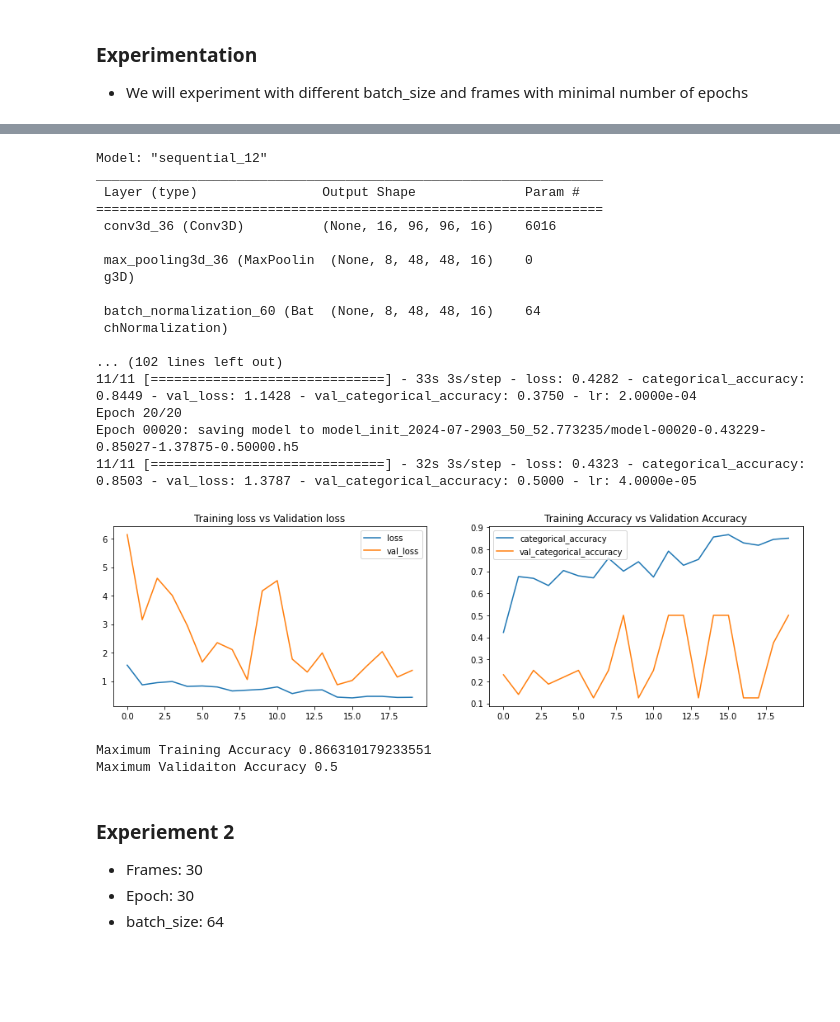
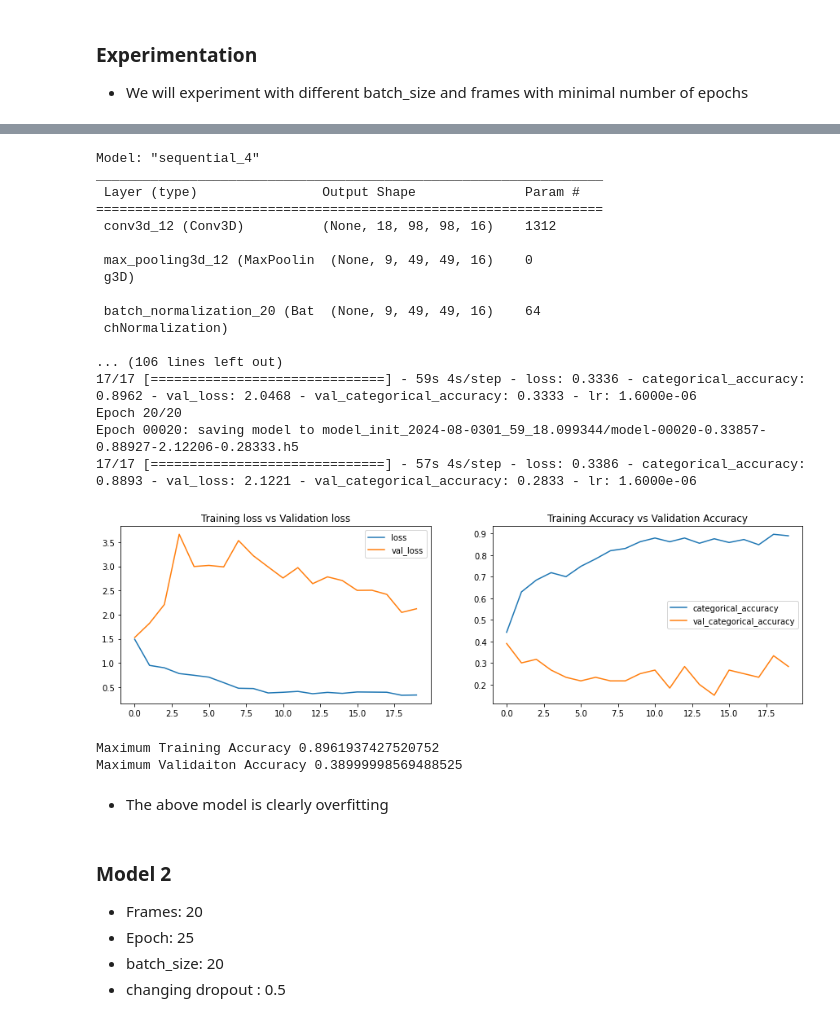
Before and after one commit to SanjayaKumarSahoo/gesture-recognition-case-study, a Jupyter notebook: Neural_Nets_Project_Starter_Code.ipynb, the cells around one changed output, grey strips where cells are left out. Cells and saved outputs as stored; diff of their text form; code cells hidden in the pictures; blank space fills up the shorter version.

```diff
--- a/Neural_Nets_Project_Starter_Code.ipynb
+++ b/Neural_Nets_Project_Starter_Code.ipynb
@@ -123,7 +123,7 @@ num_train_sequences = len(train_doc)
 print('# training sequences =', num_train_sequences)
 num_val_sequences = len(val_doc)
 print('# validation sequences =', num_val_sequences)
-num_epochs = 10 # choose the number of epochs
+num_epochs = 1 # choose the number of epochs
 print ('# epochs =', num_epochs)
 # %% [output]
 # training sequences = 663
@@ -135,6 +135,6 @@ def getImgageTensor(n_frames):
     return [img_idx, 100, 100, 3]
 
 # define image tensor size
-img_tensor = getImgageTensor(20)
+img_tensor = getImgageTensor(30)
 print ('# img_tensor =', img_tensor)
 # %% [output]
@@ -174,22 +174,22 @@ from keras.callbacks import ModelCheckpoint, ReduceLROnPlateau
 from keras import optimizers
 
 
-#write your model here
+#write the model here
 
-# creating the model definition as a python function, which can be reused in later state
+# creating the base model definition as a python function, which can be reused in later state
 def createModel(img_tensor):
     input_shape = (len(img_tensor[0]), img_tensor[1], img_tensor[2], img_tensor[3])
     return Sequential([
-        Conv3D(16, kernel_size=(5,5,5), activation='relu', input_shape=input_shape),
+        Conv3D(16, kernel_size=(3,3,3), activation='relu', input_shape=input_shape),
         MaxPooling3D(pool_size=(2,2,2), padding='same'),
         BatchNormalization(),
 
         Conv3D(32, kernel_size=(3,3,3), activation='relu'),
-        MaxPooling3D(pool_size=(1,2,2), padding='same'),
+        MaxPooling3D(pool_size=(2,2,2), padding='same'),
         BatchNormalization(),
 
         Conv3D(64, kernel_size=(3,3,3), activation='relu'),
-        MaxPooling3D(pool_size=(1,2,2), padding='same'),
+        MaxPooling3D(pool_size=(2,2,2), padding='same'),
         BatchNormalization(),
 
         Flatten(),
@@ -441,31 +407,34 @@ The analysis of the data reveals that the training time is not influenced by the
 # %%
-history = runModel(batch_size=64, n_frames=20, num_epochs=20)
+model1_history = runModel(batch_size=40, n_frames=20, num_epochs=20)
 # %% [output]
-Model: "sequential_12"
+Model: "sequential_4"
 _________________________________________________________________
  Layer (type)                Output Shape              Param #
 =================================================================
- conv3d_36 (Conv3D)          (None, 16, 96, 96, 16)    6016
+ conv3d_12 (Conv3D)          (None, 18, 98, 98, 16)    1312
 
- max_pooling3d_36 (MaxPoolin  (None, 8, 48, 48, 16)    0
+ max_pooling3d_12 (MaxPoolin  (None, 9, 49, 49, 16)    0
  g3D)
 
- batch_normalization_60 (Bat  (None, 8, 48, 48, 16)    64
+ batch_normalization_20 (Bat  (None, 9, 49, 49, 16)    64
  chNormalization)
 
-... (102 lines left out)
-11/11 [==============================] - 33s 3s/step - loss: 0.4282 - categorical_accuracy: 0.8449 - val_loss: 1.1428 - val_categorical_accuracy: 0.3750 - lr: 2.0000e-04
+... (106 lines left out)
+17/17 [==============================] - 59s 4s/step - loss: 0.3336 - categorical_accuracy: 0.8962 - val_loss: 2.0468 - val_categorical_accuracy: 0.3333 - lr: 1.6000e-06
 Epoch 20/20
-Epoch 00020: saving model to model_init_2024-07-2903_50_52.773235/model-00020-0.43229-0.85027-1.37875-0.50000.h5
-11/11 [==============================] - 32s 3s/step - loss: 0.4323 - categorical_accuracy: 0.8503 - val_loss: 1.3787 - val_categorical_accuracy: 0.5000 - lr: 4.0000e-05
+Epoch 00020: saving model to model_init_2024-08-0301_59_18.099344/model-00020-0.33857-0.88927-2.12206-0.28333.h5
+17/17 [==============================] - 57s 4s/step - loss: 0.3386 - categorical_accuracy: 0.8893 - val_loss: 2.1221 - val_categorical_accuracy: 0.2833 - lr: 1.6000e-06
 # %%
-drawModelHistory(history)
+drawModelHistory(model1_history)
 # %% [output]
-[figure, old version]
+[figure, new version]
-Maximum Training Accuracy 0.866310179233551
-Maximum Validaiton Accuracy 0.5
+Maximum Training Accuracy 0.8961937427520752
+Maximum Validaiton Accuracy 0.38999998569488525
+# %% [markdown]
+- The above model is clearly overfitting
 # %% [markdown]
-### Experiement 2
-- Frames: 30
-- Epoch: 30
-- batch_size: 64
+### Model 2
+- Frames: 20
+- Epoch: 25
+- batch_size: 20
+- changing dropout : 0.5
```
Also changed, not shown: parts of 56 cells of this notebook.
